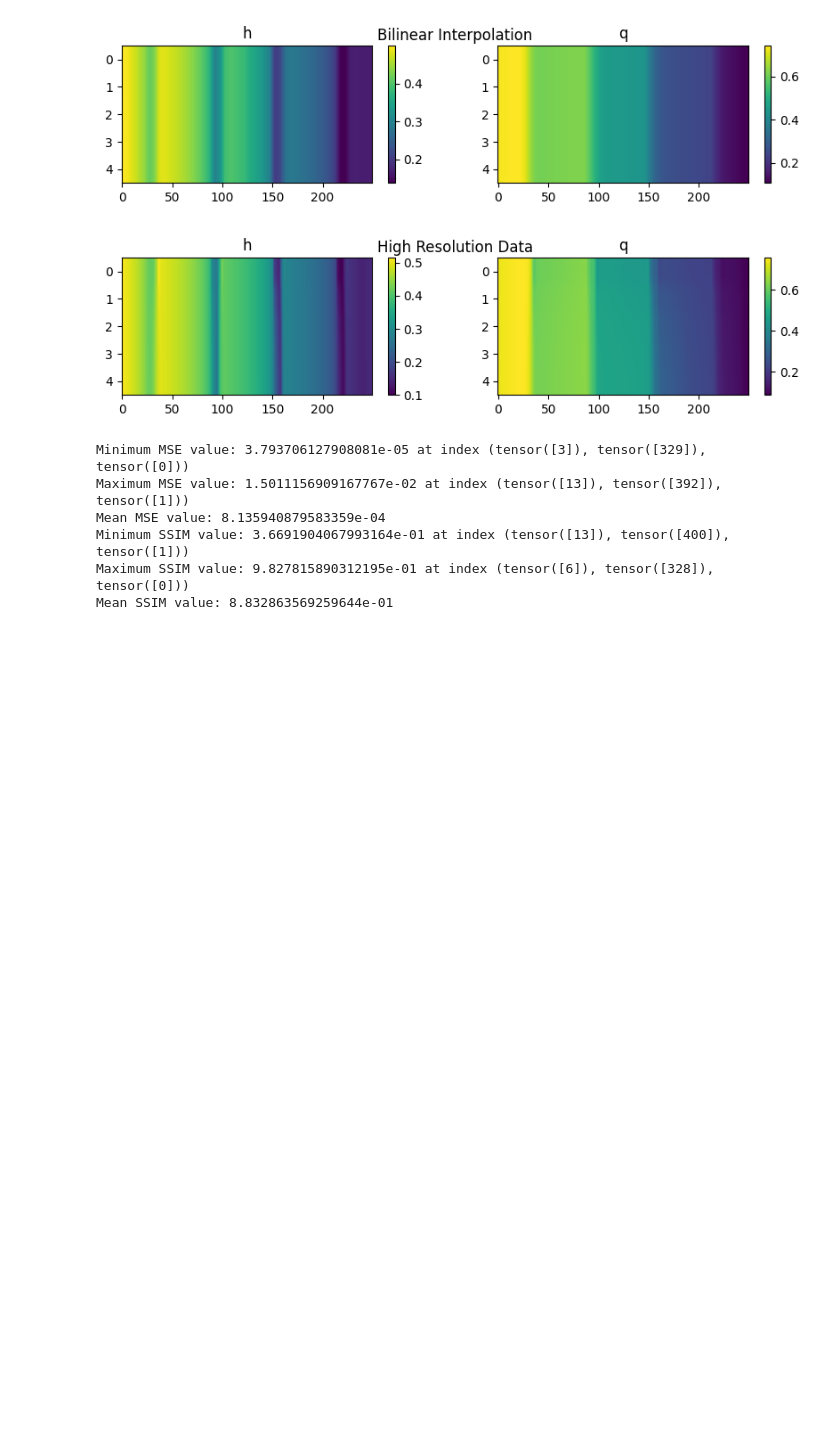
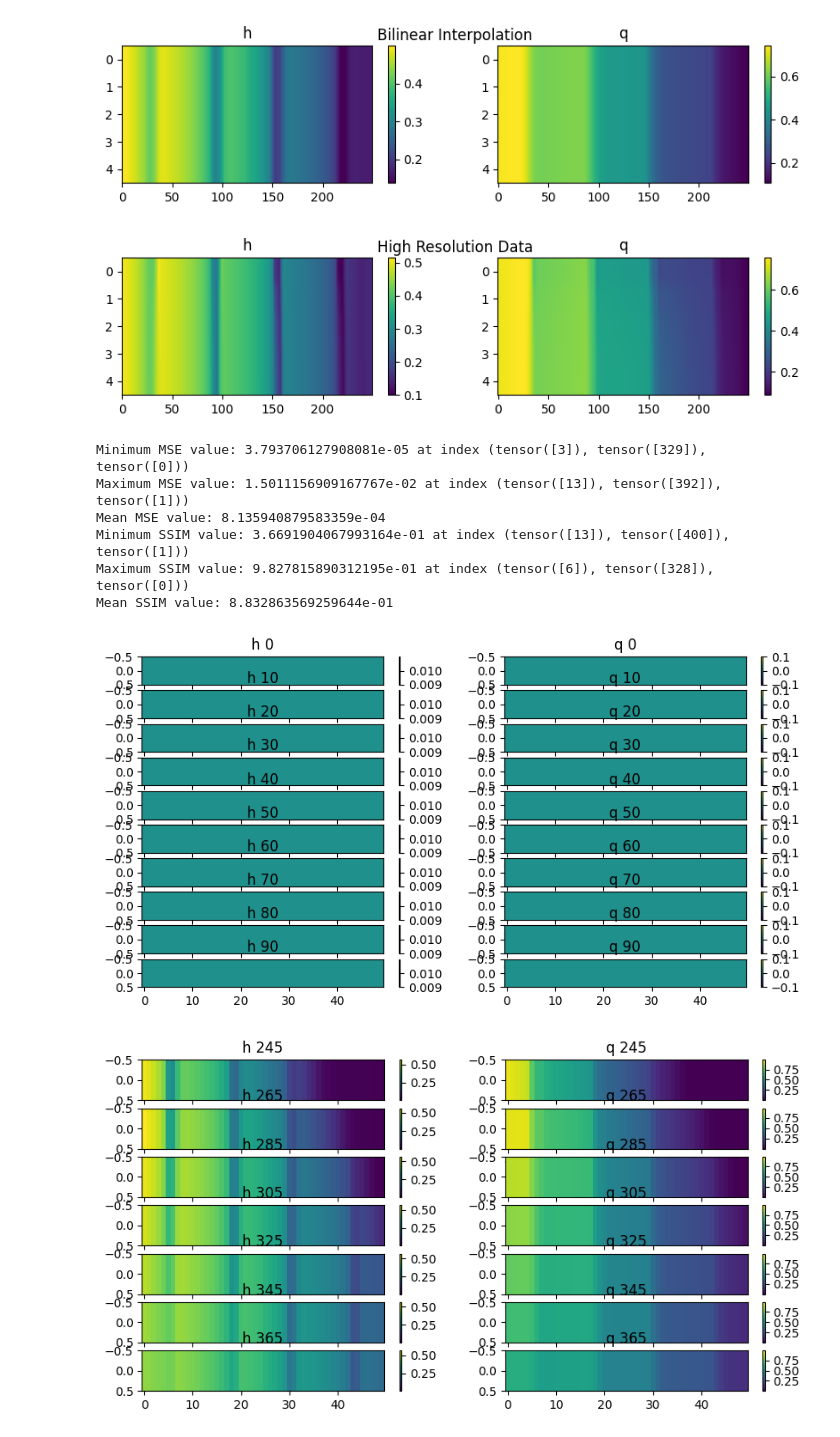
Before and after one commit to MaximeD34/downscaling, a Jupyter notebook: tests.ipynb, the cells around one changed output. Drawn from its saved outputs; the diff is of its cells as text; code cells hidden in the pictures; blank space fills up the shorter version.

```diff
--- a/tests.ipynb
+++ b/tests.ipynb
@@ -108,3 +108,11 @@ Mean MSE value: 8.135940879583359e-04
 Minimum SSIM value: 3.6691904067993164e-01 at index (tensor([13]), tensor([400]), tensor([1]))
 Maximum SSIM value: 9.827815890312195e-01 at index (tensor([6]), tensor([328]), tensor([0]))
 Mean SSIM value: 8.832863569259644e-01
+# %%
+from data_visualisation import plot_batch
+
+plot_batch(dataLR[3], 0, 100, 10)
+plot_batch(dataLR[3], 245, 400, 20)
+# %% [output]
+[figure, added]
+[figure, added]
```
Also changed, not shown: parts of 4 cells of this notebook, 10 other files.
